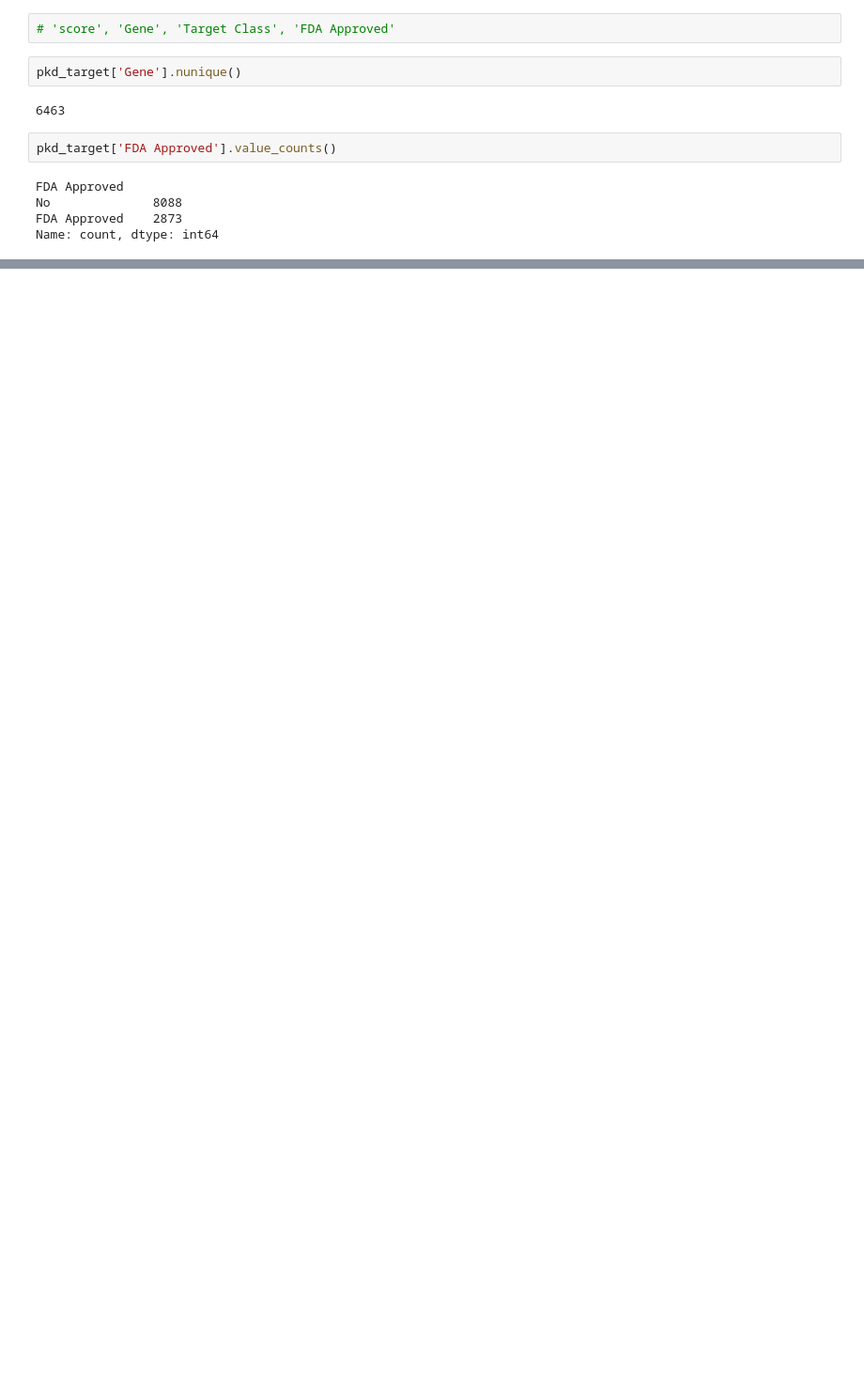
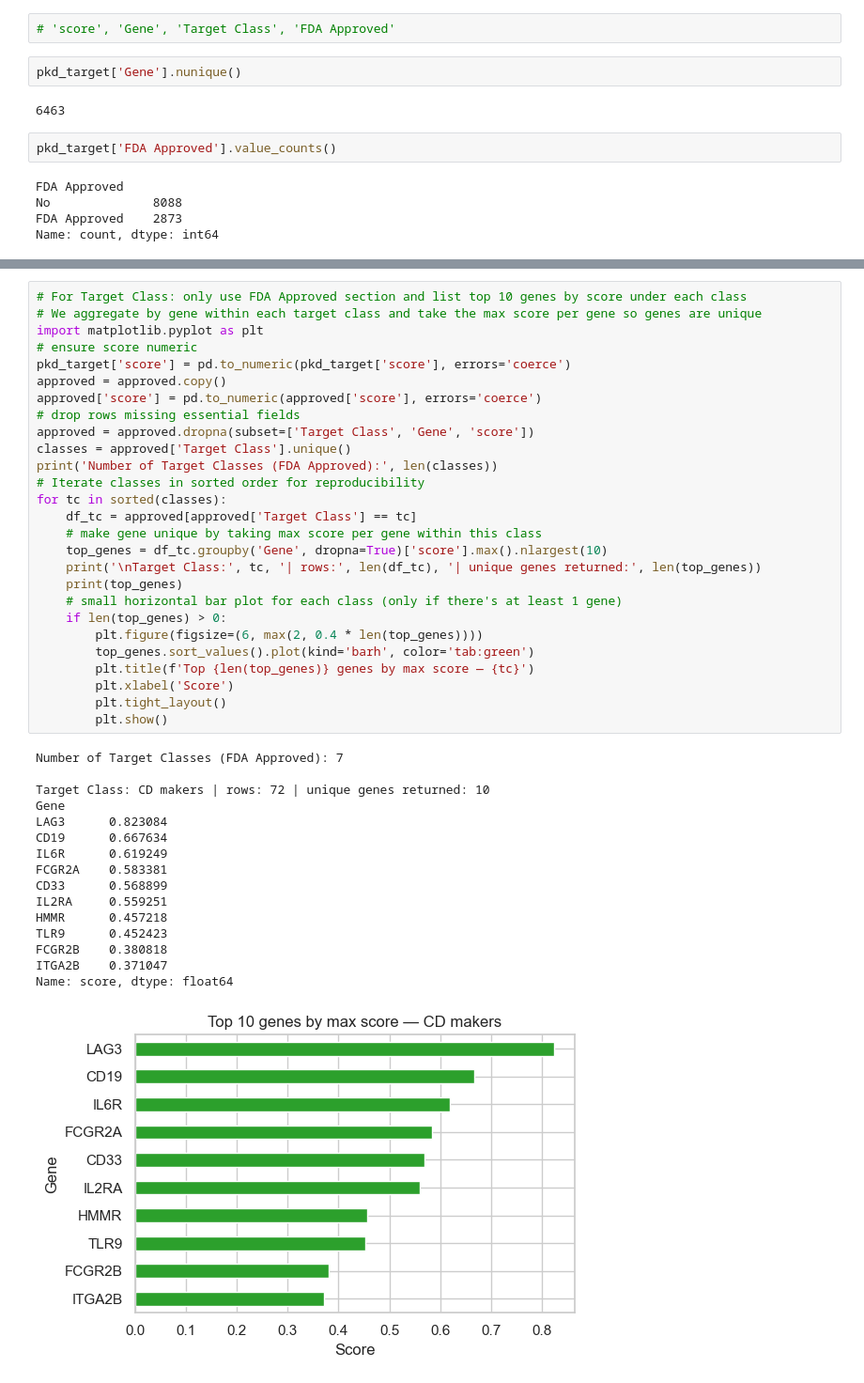
Before and after one commit to mmetalab/llm-drug-agent, a Jupyter notebook: PKDisease/pkd_target_drug_candidates.ipynb, the cells around one changed output, grey strips where cells are left out. Shown: that part at 94% size. Cells and saved outputs as stored; diff of their text form; blank space fills up the shorter version.

```diff
--- a/PKDisease/pkd_target_drug_candidates.ipynb
+++ b/PKDisease/pkd_target_drug_candidates.ipynb
@@ -23,0 +134,44 @@ Name: count, dtype: int64
+# %%
+# For Target Class: only use FDA Approved section and list top 10 genes by score under each class
+# We aggregate by gene within each target class and take the max score per gene so genes are unique
+import matplotlib.pyplot as plt
+# ensure score numeric
+pkd_target['score'] = pd.to_numeric(pkd_target['score'], errors='coerce')
+approved = approved.copy()
+approved['score'] = pd.to_numeric(approved['score'], errors='coerce')
+# drop rows missing essential fields
+approved = approved.dropna(subset=['Target Class', 'Gene', 'score'])
+classes = approved['Target Class'].unique()
+print('Number of Target Classes (FDA Approved):', len(classes))
+# Iterate classes in sorted order for reproducibility
+for tc in sorted(classes):
+    df_tc = approved[approved['Target Class'] == tc]
+    # make gene unique by taking max score per gene within this class
+    top_genes = df_tc.groupby('Gene', dropna=True)['score'].max().nlargest(10)
+    print('\nTarget Class:', tc, '| rows:', len(df_tc), '| unique genes returned:', len(top_genes))
+    print(top_genes)
+    # small horizontal bar plot for each class (only if there's at least 1 gene)
+    if len(top_genes) > 0:
+        plt.figure(figsize=(6, max(2, 0.4 * len(top_genes))))
+        top_genes.sort_values().plot(kind='barh', color='tab:green')
+        plt.title(f'Top {len(top_genes)} genes by max score — {tc}')
+        plt.xlabel('Score')
+        plt.tight_layout()
+        plt.show()
+# %% [output]
+Number of Target Classes (FDA Approved): 7
+
+Target Class: CD makers | rows: 72 | unique genes returned: 10
+Gene
+LAG3      0.823084
+CD19      0.667634
+IL6R      0.619249
+FCGR2A    0.583381
+CD33      0.568899
+IL2RA     0.559251
+HMMR      0.457218
+TLR9      0.452423
+FCGR2B    0.380818
+ITGA2B    0.371047
+Name: score, dtype: float64
+[figure, added]
```
Also changed, not shown: parts of 6 cells of this notebook.
